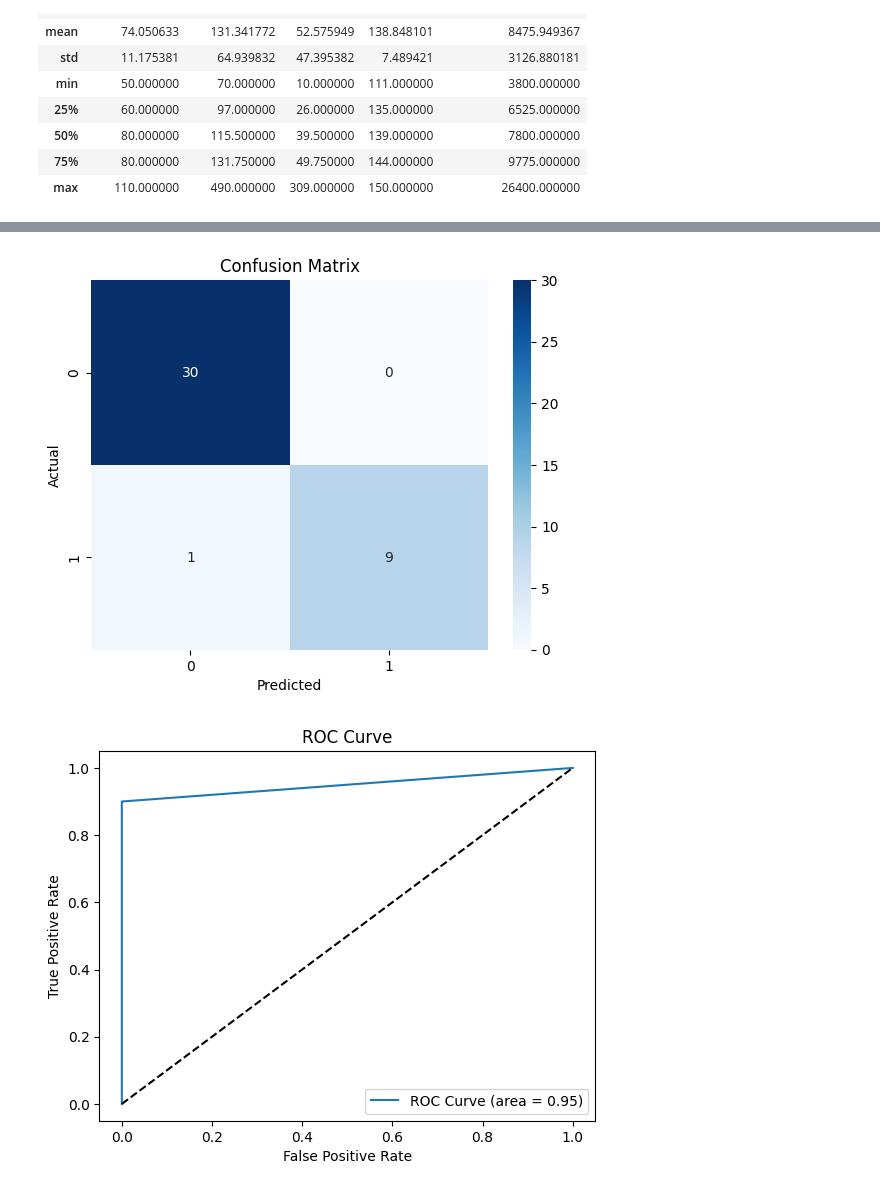
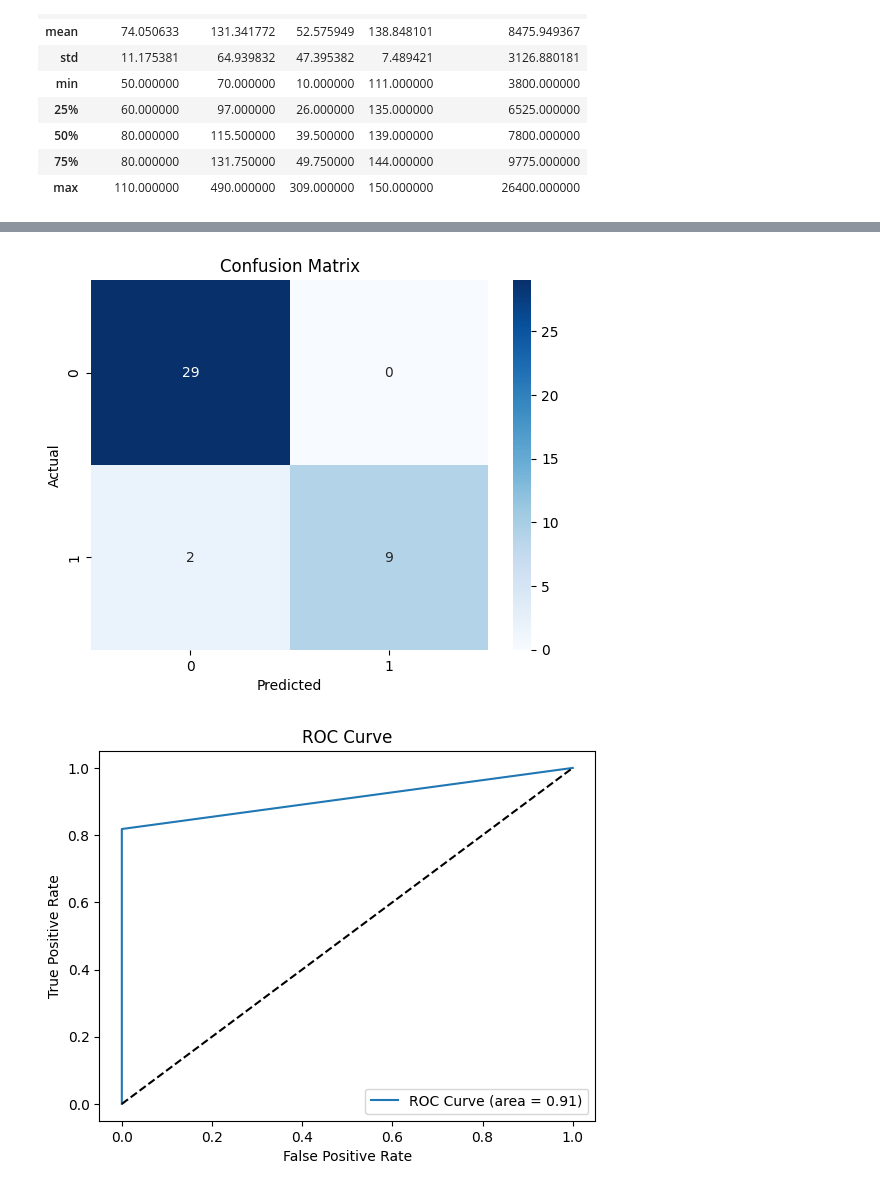
Before and after one commit to Shotza247/Chronic_Kidney_Disease_Class, a Jupyter notebook: CKD_Observation.ipynb, the cells around one changed output, grey strips where cells are left out. Saved outputs shown, nothing was run; the diff lists cells and outputs as text; code cells hidden in the pictures.

```diff
--- a/CKD_Observation.ipynb
+++ b/CKD_Observation.ipynb
@@ -317,7 +317,7 @@ X, y = ckd_data.drop('Class', axis=1), ckd_data['Class']
 test_size = [0.2, 0.25, 0.3]
 # %%
 def split_data(X, y, test_size):
-    X_train, X_test, y_train, y_test = train_test_split(X, y, test_size=test_size, random_state=0)
+    X_train, X_test, y_train, y_test = train_test_split(X, y, test_size=test_size, random_state=0,stratify=y)
     return X_train, X_test, y_train, y_test
 # %%
 def scale_features(X_train, X_test):
@@ -395,7 +395,8 @@ for size in test_size:
     print(f'Test Labels Shape: {y_test.shape}')
     X_train_scaled, X_test_scaled = scale_features(X_train, X_test)
     #print_scaled_features(X_train_scaled, X_test_scaled)
-    model_training(distance_based_model, X_train_scaled,X_test_scaled, y_train,y_test)
+    #model_training(Log_regress_model, X_train_scaled,X_test_scaled, y_train,y_test)
+    model_training(Distance_based_model, X_train_scaled,X_test_scaled, y_train,y_test)
 # %% [output]
 Test Size: 0.2
 Training Set Shape: (126, 24)
@@ -436,2 +437,2 @@ weighted avg       0.98      0.97      0.97        40
-[figure, old version]
+[figure, new version]
-[figure, old version]
+[figure, new version]
```
Also changed, not shown: parts of 1 cell of this notebook.
